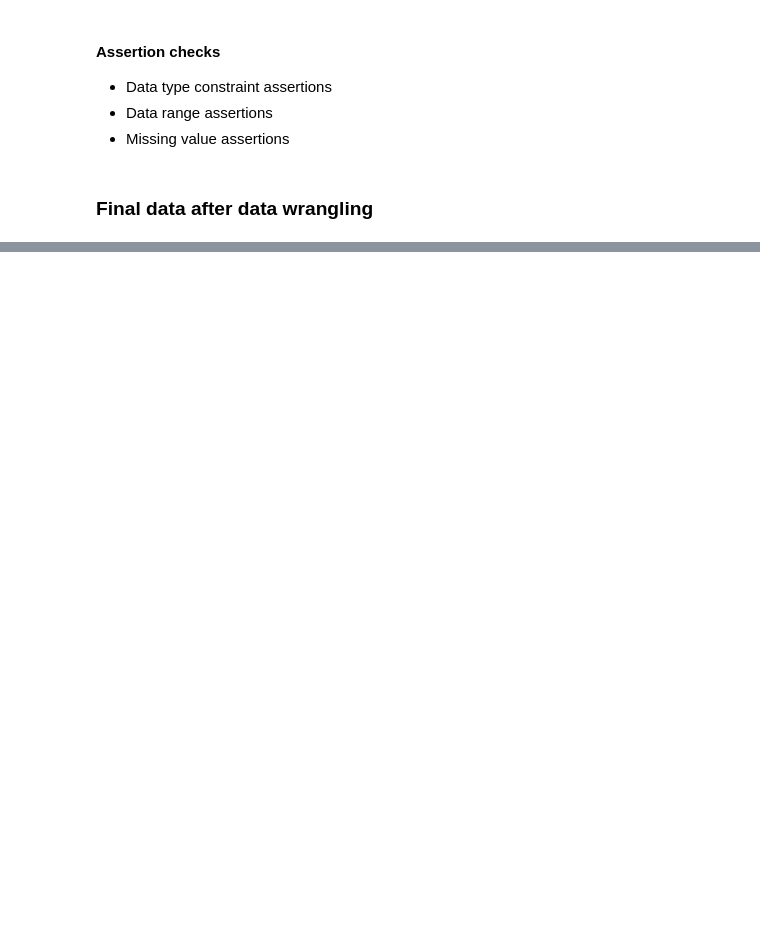
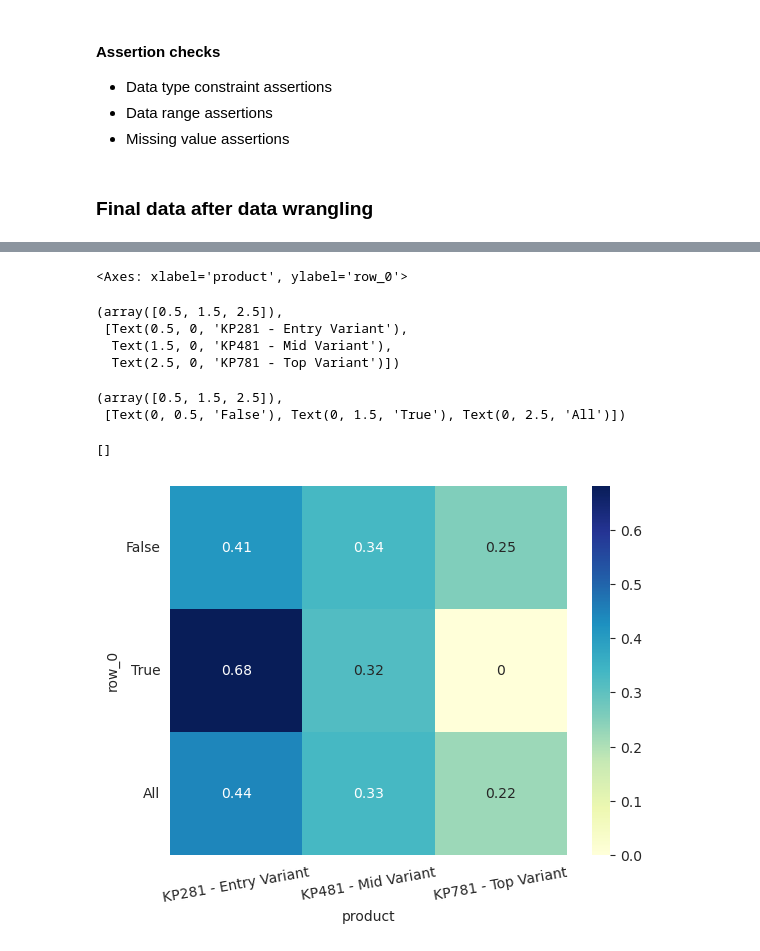
Before and after one commit to jyothisable/Aerofit-EDA, a Jupyter notebook: aerofit EDA.ipynb, the cells around one changed output, grey strips where cells are left out. Drawn from its saved outputs; the diff is of its cells as text; code cells hidden in the pictures; blank space fills up the shorter version.

```diff
--- a/aerofit EDA.ipynb
+++ b/aerofit EDA.ipynb
@@ -460,0 +547,26 @@ Value Counts of age_cat
+# %%
+# As per the above analysis we can see that certain features are promising for entry product.
+entry_variant_fetures = (af_df['gender'] == 'Female') \
+                        & (af_df['edu_cat'] == '<=15') \
+                        & (af_df['usage_cat'] == 'low (<= 2)') \
+                        & (af_df['miles_cat'] == '<= 100mi') \
+                        & (af_df['income_cat'] == '<= 55k')
+
+
+sns.heatmap(pd.crosstab(entry_variant_fetures, af_df['product'],normalize='index',margins=True), # normalize='index' to get marginal probability for each category
+                annot=True,
+                cmap="YlGnBu"
+                )
+plt.xticks(rotation=10)
+plt.yticks(rotation = 0)
+plt.plot()
+# %% [output]
+<Axes: xlabel='product', ylabel='row_0'>
+(array([0.5, 1.5, 2.5]),
+ [Text(0.5, 0, 'KP281 - Entry Variant'),
+  Text(1.5, 0, 'KP481 - Mid Variant'),
+  Text(2.5, 0, 'KP781 - Top Variant')])
+(array([0.5, 1.5, 2.5]),
+ [Text(0, 0.5, 'False'), Text(0, 1.5, 'True'), Text(0, 2.5, 'All')])
+[]
+[figure, added]
```
Also changed, not shown: parts of 22 cells of this notebook.
